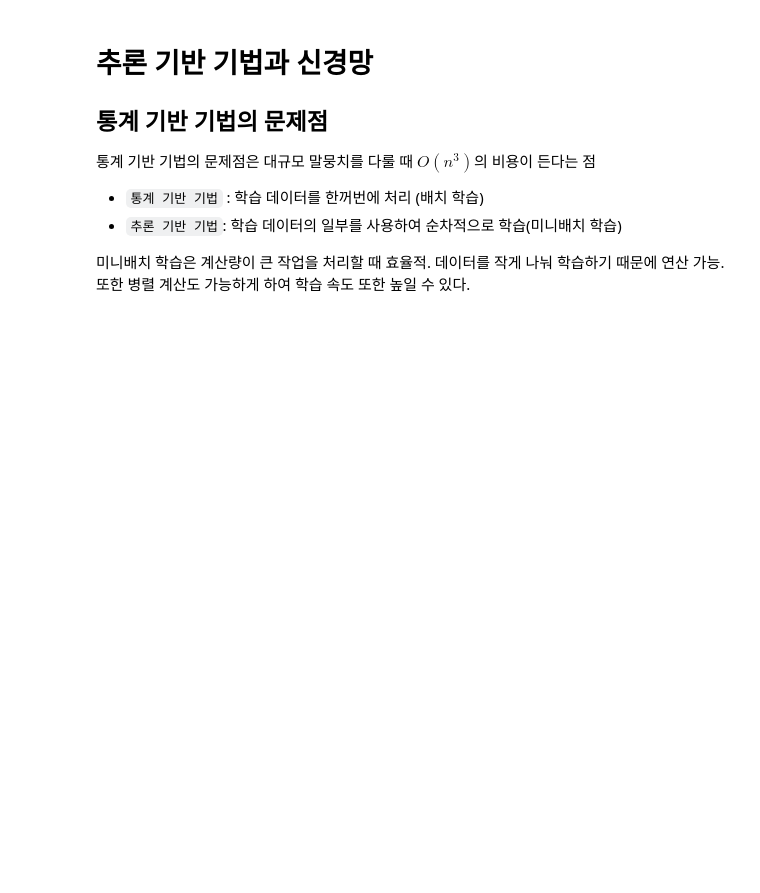
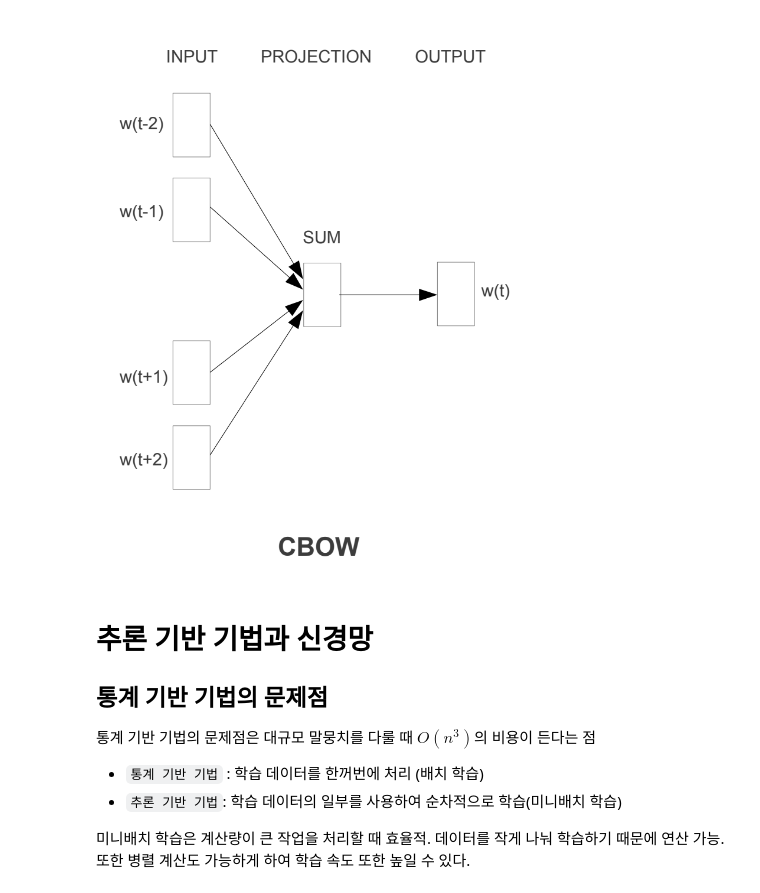
Before and after one commit to woodongk/keracorn-nlp-study, a Jupyter notebook: ch03/ch03_word2vec.ipynb, the cells around one changed output. Saved outputs shown, nothing was run; the diff lists cells and outputs as text; code cells hidden in the pictures; blank space fills up the shorter version.

```diff
--- a/ch03/ch03_word2vec.ipynb
+++ b/ch03/ch03_word2vec.ipynb
@@ -1,3 +1,8 @@
+# %%
+from IPython.display import Image
+Image("../imgs/CBOW.png")
+# %% [output]
+[figure, added]
 # %% [markdown]
 # 추론 기반 기법과 신경망
 
```
Also changed, not shown: parts of 8 cells of this notebook, 3 other files.
